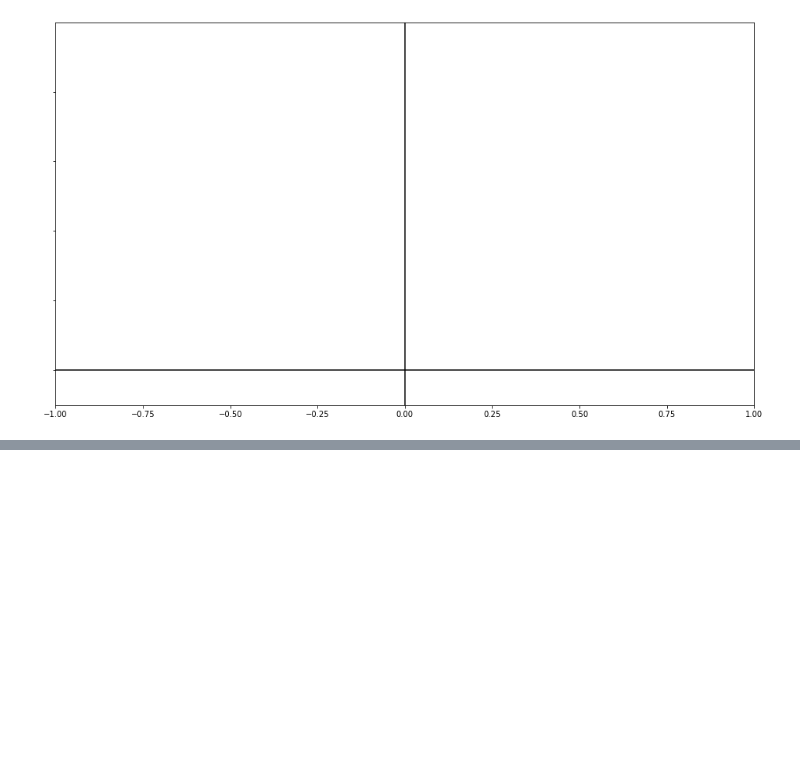
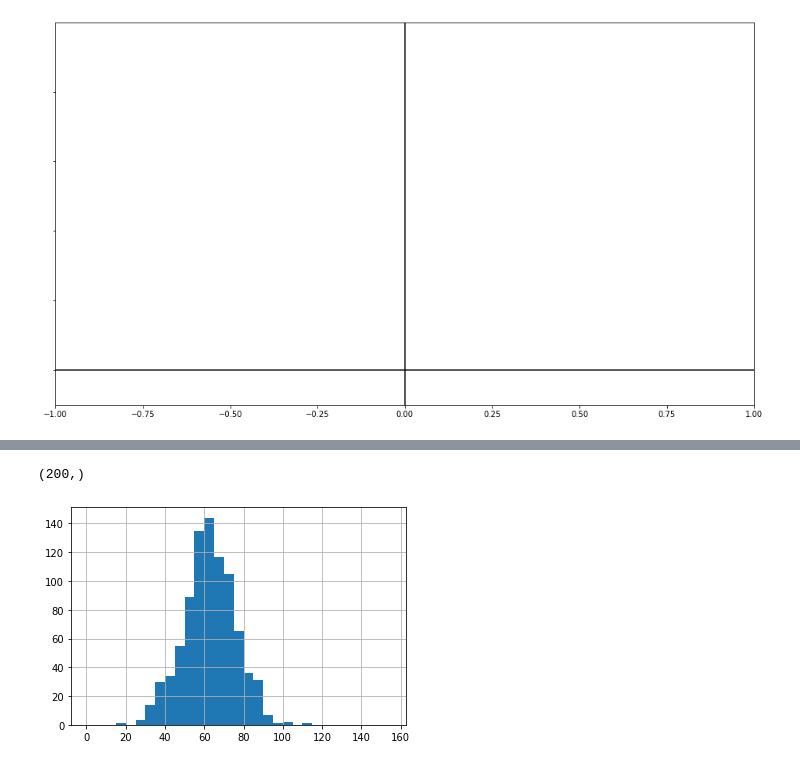
Before and after one commit to kirpi-1/stocks, a Jupyter notebook: notes.ipynb, the cells around one changed output, grey strips where cells are left out. Drawn from its saved outputs; the diff is of its cells as text; code cells hidden in the pictures; blank space fills up the shorter version.

```diff
--- a/notes.ipynb
+++ b/notes.ipynb
@@ -633,0 +646,12 @@ err.shape
+# %%
+err.shape
+# %% [output]
+(200,)
+# %%
+file = r'close\distributions\results_GME_close_10_2018-01-01_2019-01-01.csv'
+res = pd.read_csv(file, index_col=0)
+m = res['pos_score'].mean()
+s = res['pos_score'].std()
+h = res['pos_score'].hist(bins=np.arange(0,160,5))
+# %% [output]
+[figure, added]
```
Also changed, not shown: parts of 21 cells of this notebook, 2 other files.
